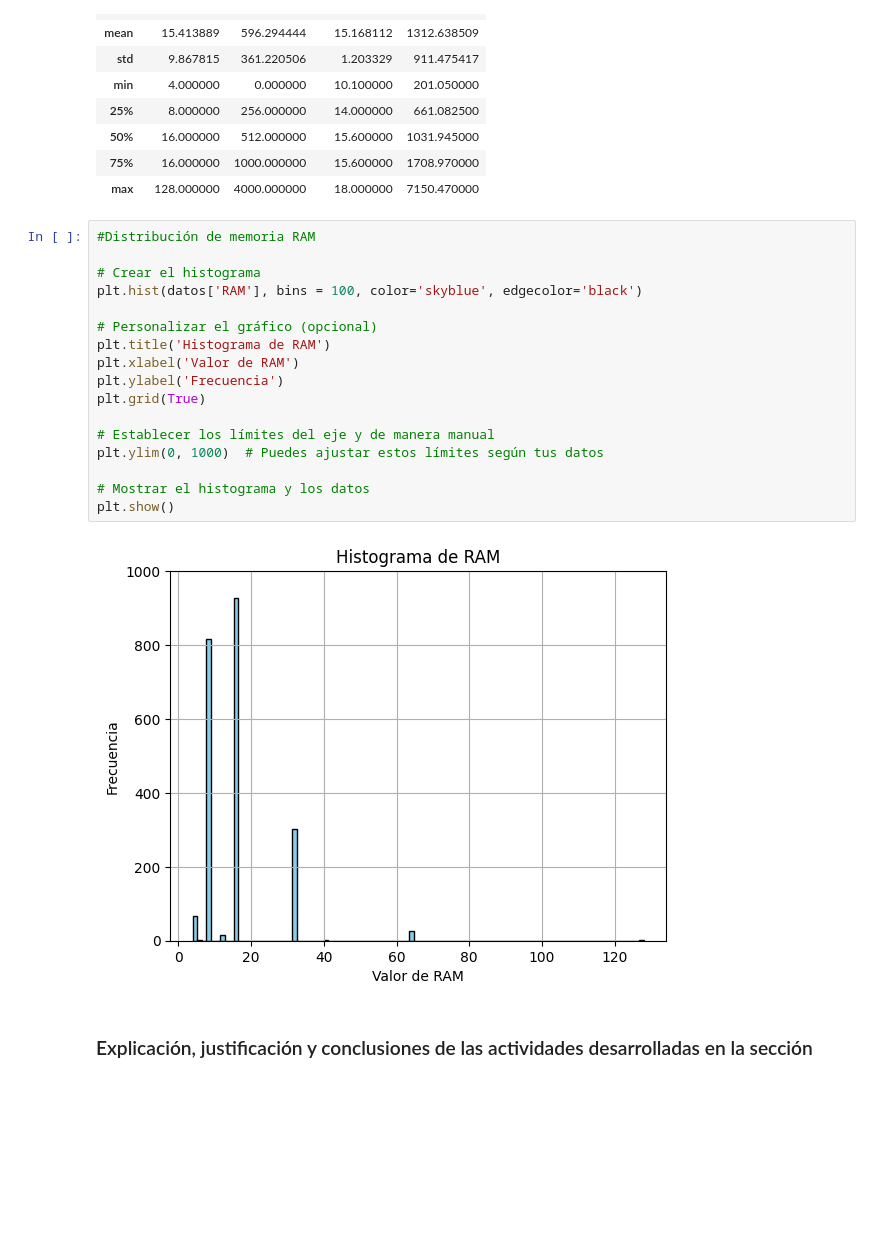
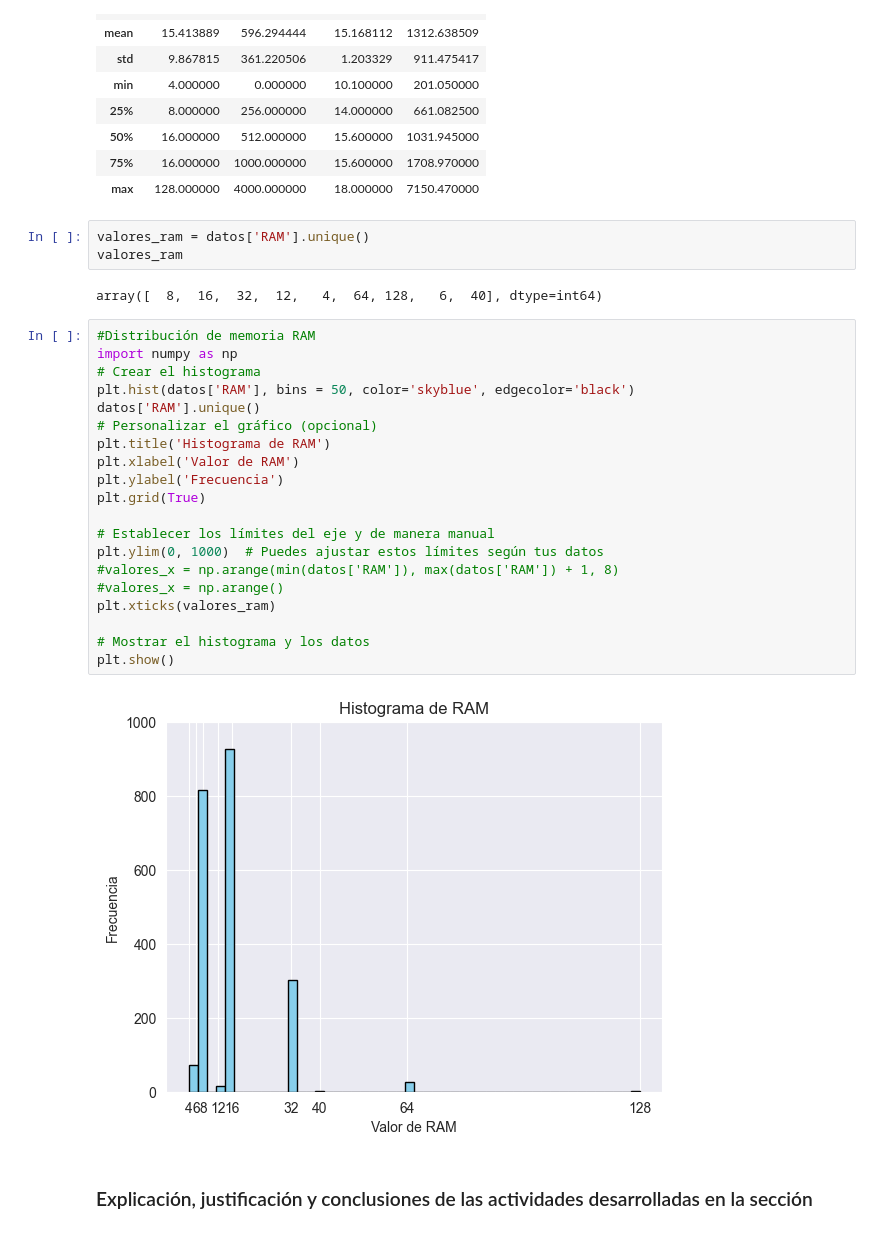
Before and after one commit to EmmaGalizio/TPI-IA-2023, a Jupyter notebook: Proyecto/TP_IAR_2023.ipynb, the cells around one changed output. Saved outputs shown, nothing was run; the diff lists cells and outputs as text; blank space fills up the shorter version.

```diff
--- a/Proyecto/TP_IAR_2023.ipynb
+++ b/Proyecto/TP_IAR_2023.ipynb
@@ -99,25 +100,33 @@ datos.describe()
 | 50% | 16.000000 | 512.000000 | 15.600000 | 1031.945000 |
 | 75% | 16.000000 | 1000.000000 | 15.600000 | 1708.970000 |
 | max | 128.000000 | 4000.000000 | 18.000000 | 7150.470000 |
+# %%
+valores_ram = datos['RAM'].unique()
+valores_ram
+# %% [output]
+array([  8,  16,  32,  12,   4,  64, 128,   6,  40], dtype=int64)
 # %%
 #Distribución de memoria RAM
-
+import numpy as np
 # Crear el histograma
-plt.hist(datos['RAM'], bins = 100, color='skyblue', edgecolor='black')
-
+plt.hist(datos['RAM'], bins = 50, color='skyblue', edgecolor='black')
+datos['RAM'].unique()
 # Personalizar el gráfico (opcional)
 plt.title('Histograma de RAM')
 plt.xlabel('Valor de RAM')
 plt.ylabel('Frecuencia')
 plt.grid(True)
 
 # Establecer los límites del eje y de manera manual
 plt.ylim(0, 1000)  # Puedes ajustar estos límites según tus datos
+#valores_x = np.arange(min(datos['RAM']), max(datos['RAM']) + 1, 8)
+#valores_x = np.arange()
+plt.xticks(valores_ram)
 
 # Mostrar el histograma y los datos
 plt.show()
 # %% [output]
-[figure, old version]
+[figure, new version]
 # %% [markdown]
 ### Explicación, justificación y conclusiones de las actividades desarrolladas en la sección
 # %% [markdown]
```
Also changed, not shown: parts of 34 cells of this notebook.
